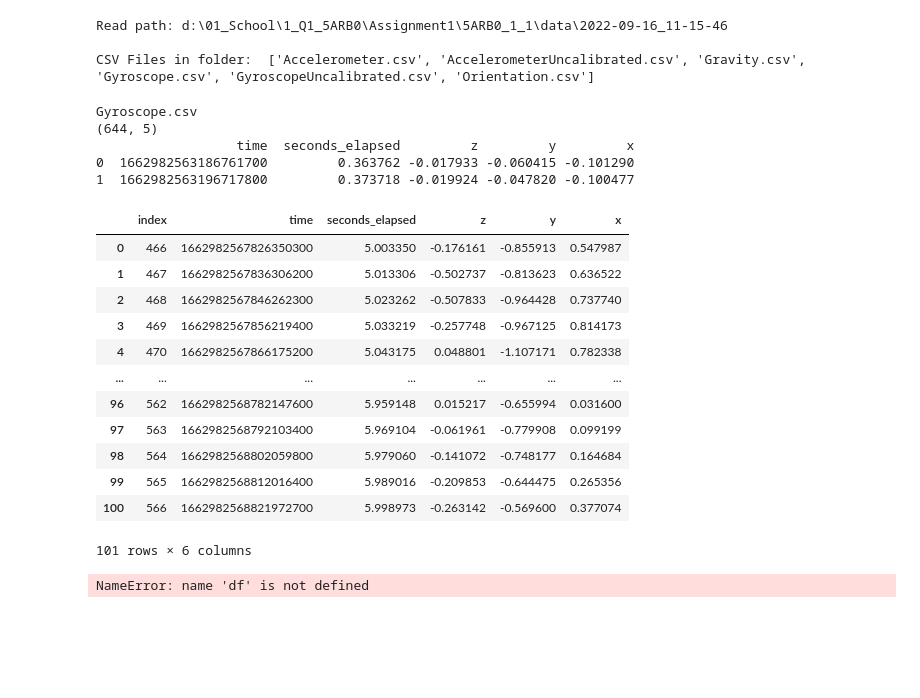
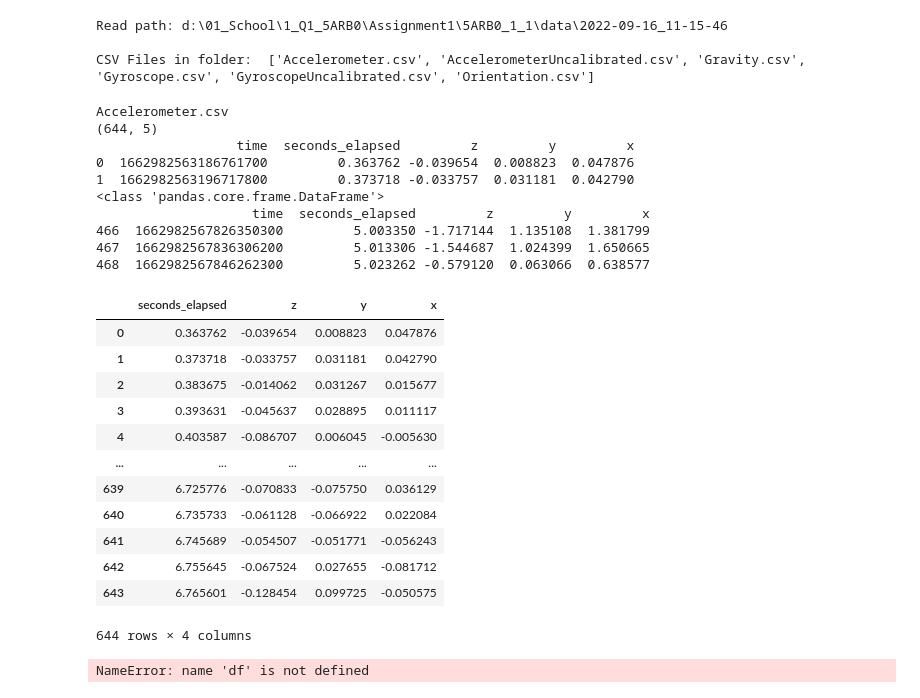
Before and after one commit to Lynch1206/5ARB0_1_1, a Jupyter notebook: activitydetector-template.ipynb, the cells around one changed output. Drawn from its saved outputs; the diff is of its cells as text; code cells hidden in the pictures; blank space fills up the shorter version.

Commit message:
test drop

```diff
--- a/activitydetector-template.ipynb
+++ b/activitydetector-template.ipynb
@@ -151,52 +151,63 @@ Read path: d:\01_School\1_Q1_5ARB0\Assignment1\5ARB0_1_1\data\2022-09-16_11-15-4
 CSV Files in folder:  ['Accelerometer.csv', 'AccelerometerUncalibrated.csv', 'Gravity.csv', 'Gyroscope.csv', 'GyroscopeUncalibrated.csv', 'Orientation.csv']
 # %%
 # find only 1 file first
-i= 3
+i= 0
 # df = data[filename[i]]
 df = pd.read_csv(filename[i])
 
 print(filename[i])
 print(df.shape)
 try:
     df.set_index('seconds_elapsed')
 except:
     pass
 print(df.head(2))
 
 df.index
 df.head(2)
 # df.keys()
 
 # df.head(2)
 
 # df.index.get_indexer
 df.iloc[4] # use the index location to get data
 # # df.loc[0.403587158203125] # use the index value to get data
 # df.head(2)
 
 # index column check value
 ddf = df[df['seconds_elapsed'] > 5]
 ddf = ddf[ddf['seconds_elapsed'] < 6]
 ddf.reset_index()
+print(type(ddf))
+print(ddf.head(3))
+ddf.drop('time',axis=1)
+
+type(data[filename[0]])
+data[filename[0]].drop('time',axis=1)
 # %% [output]
-Gyroscope.csv
+Accelerometer.csv
 (644, 5)
                   time  seconds_elapsed         z         y         x
-0  1662982563186761700         0.363762 -0.017933 -0.060415 -0.101290
-1  1662982563196717800         0.373718 -0.019924 -0.047820 -0.100477
+0  1662982563186761700         0.363762 -0.039654  0.008823  0.047876
+1  1662982563196717800         0.373718 -0.033757  0.031181  0.042790
+<class 'pandas.core.frame.DataFrame'>
+                    time  seconds_elapsed         z         y         x
+466  1662982567826350300         5.003350 -1.717144  1.135108  1.381799
+467  1662982567836306200         5.013306 -1.544687  1.024399  1.650665
+468  1662982567846262300         5.023262 -0.579120  0.063066  0.638577
-|  | index | time | seconds_elapsed | z | y | x |
-| 0 | 466 | 1662982567826350300 | 5.003350 | -0.176161 | -0.855913 | 0.547987 |
-| 1 | 467 | 1662982567836306200 | 5.013306 | -0.502737 | -0.813623 | 0.636522 |
-| 2 | 468 | 1662982567846262300 | 5.023262 | -0.507833 | -0.964428 | 0.737740 |
-| 3 | 469 | 1662982567856219400 | 5.033219 | -0.257748 | -0.967125 | 0.814173 |
-| 4 | 470 | 1662982567866175200 | 5.043175 | 0.048801 | -1.107171 | 0.782338 |
-| ... | ... | ... | ... | ... | ... | ... |
-| 96 | 562 | 1662982568782147600 | 5.959148 | 0.015217 | -0.655994 | 0.031600 |
-| 97 | 563 | 1662982568792103400 | 5.969104 | -0.061961 | -0.779908 | 0.099199 |
-| 98 | 564 | 1662982568802059800 | 5.979060 | -0.141072 | -0.748177 | 0.164684 |
-| 99 | 565 | 1662982568812016400 | 5.989016 | -0.209853 | -0.644475 | 0.265356 |
-| 100 | 566 | 1662982568821972700 | 5.998973 | -0.263142 | -0.569600 | 0.377074 |
+|  | seconds_elapsed | z | y | x |
+| 0 | 0.363762 | -0.039654 | 0.008823 | 0.047876 |
+| 1 | 0.373718 | -0.033757 | 0.031181 | 0.042790 |
+| 2 | 0.383675 | -0.014062 | 0.031267 | 0.015677 |
+| 3 | 0.393631 | -0.045637 | 0.028895 | 0.011117 |
+| 4 | 0.403587 | -0.086707 | 0.006045 | -0.005630 |
+| ... | ... | ... | ... | ... |
+| 639 | 6.725776 | -0.070833 | -0.075750 | 0.036129 |
+| 640 | 6.735733 | -0.061128 | -0.066922 | 0.022084 |
+| 641 | 6.745689 | -0.054507 | -0.051771 | -0.056243 |
+| 642 | 6.755645 | -0.067524 | 0.027655 | -0.081712 |
+| 643 | 6.765601 | -0.128454 | 0.099725 | -0.050575 |
-101 rows × 6 columns
+644 rows × 4 columns
 # %%
 max(df.index[:])
 df.index[:]
```
